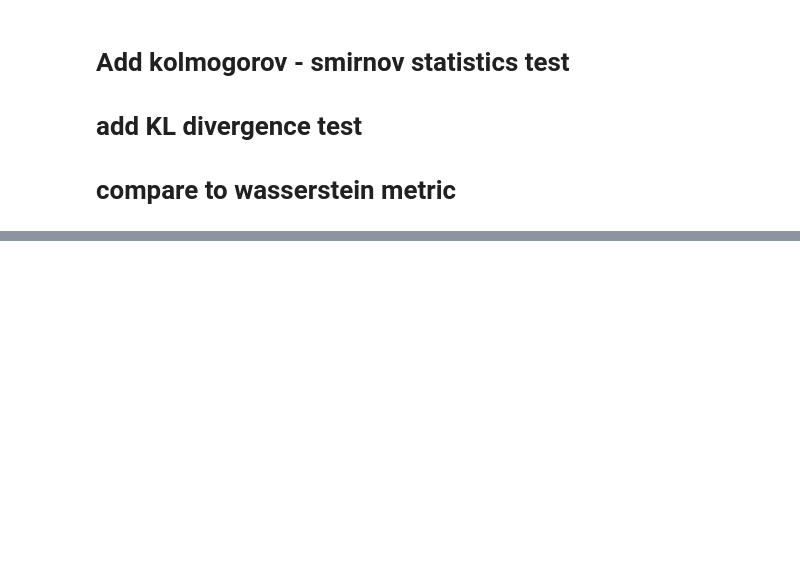
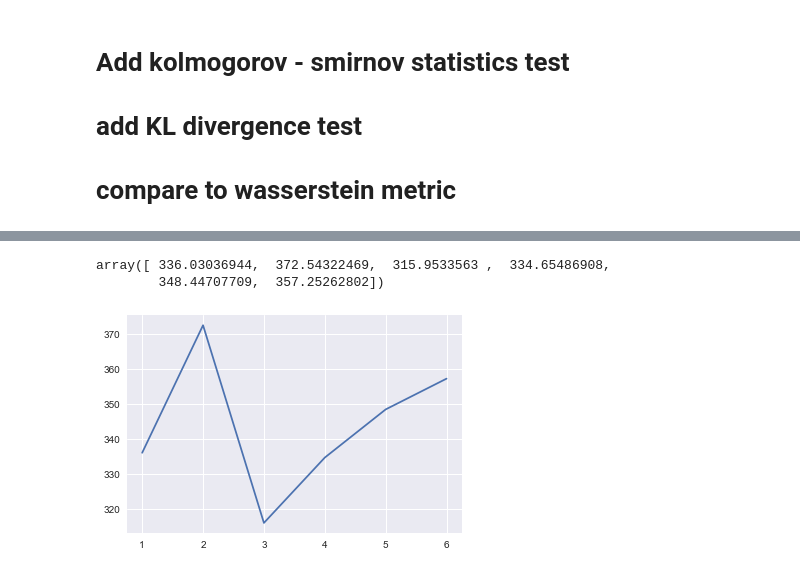
Before and after one commit to singhalrk/stein_ksd, a Jupyter notebook: Stein_Tests.ipynb, the cells around one changed output, grey strips where cells are left out. Cells and saved outputs as stored; diff of their text form; code cells hidden in the pictures; blank space fills up the shorter version.

```diff
--- a/Stein_Tests.ipynb
+++ b/Stein_Tests.ipynb
@@ -150,4 +155,11 @@ plt.plot(np.log2(n_samples), (stein_val))
 # %%
+
 stein_imq = ksd(dict(name='imq', p=p_data, q=q_var))
 stein_val_1 = np.array([stein_imq.stein_Op(n_) for n_ in n_samples])
 plt.plot(np.log2(n_samples), (stein_val_1))
+
+stein_val_1
+# %% [output]
+array([ 336.03036944,  372.54322469,  315.9533563 ,  334.65486908,
+        348.44707709,  357.25262802])
+[figure, added]
```
Also changed, not shown: parts of 6 cells of this notebook.
